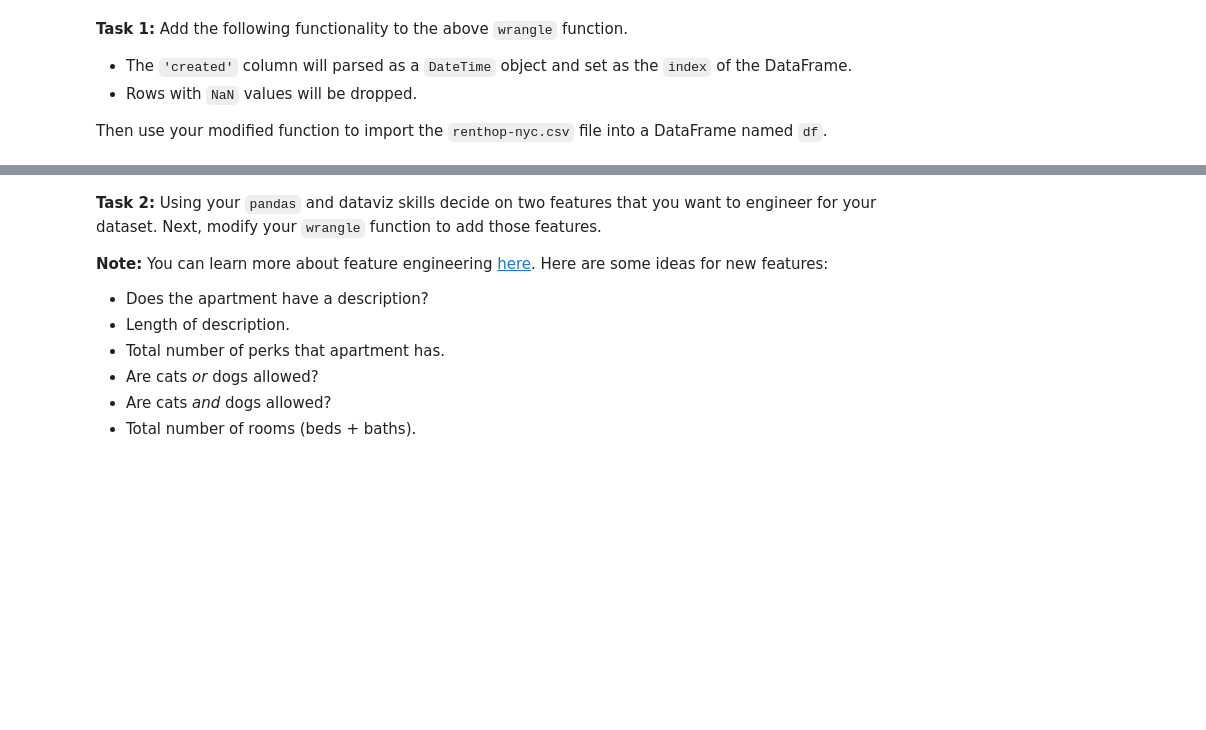
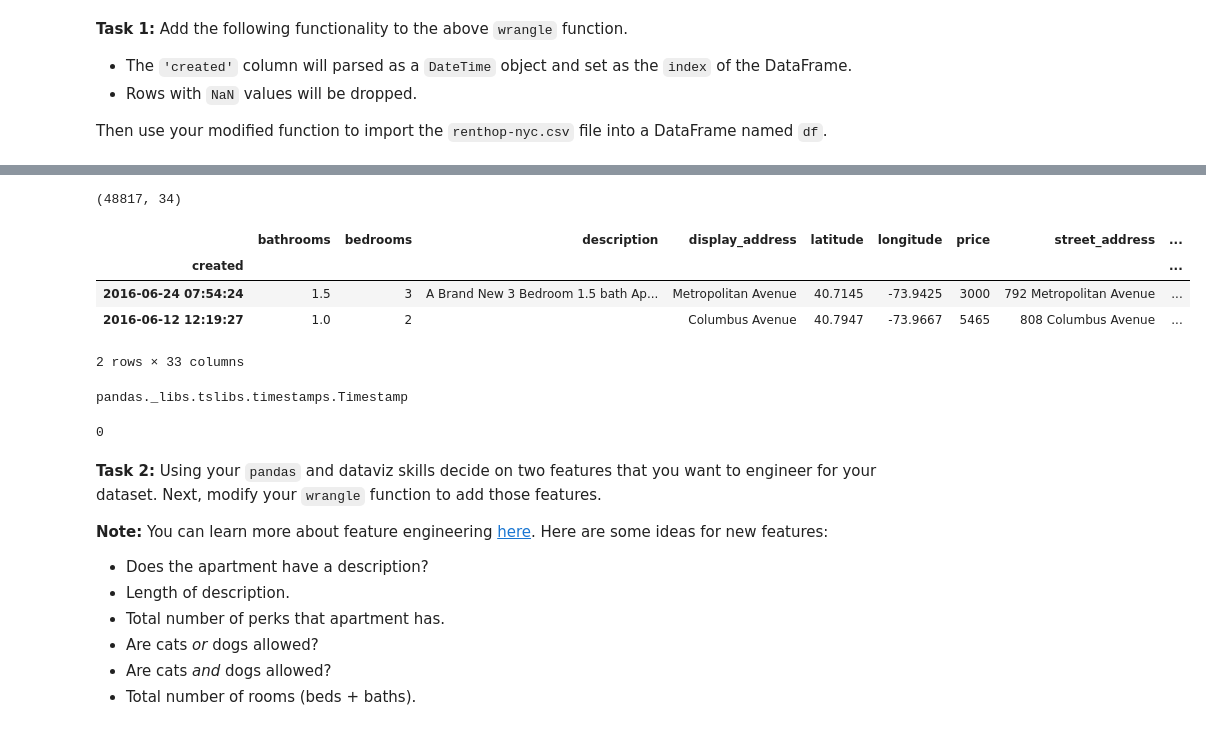
Before and after one commit to sikoh/DS-Linear-Models, a Jupyter notebook: Linear-Regression-2/DS_LinearRegression2_Homework.ipynb, the cells around one changed output, grey strips where cells are left out. Saved outputs shown, nothing was run; the diff lists cells and outputs as text; code cells hidden in the pictures; blank space fills up the shorter version.

```diff
--- a/Linear-Regression-2/DS_LinearRegression2_Homework.ipynb
+++ b/Linear-Regression-2/DS_LinearRegression2_Homework.ipynb
@@ -54,3 +61,8 @@ filepath = 'https://raw.githubusercontent.com/bloominstituteoftechnology/DS-Unit
 - Rows with `NaN` values will be dropped.
 
 Then use your modified function to import the `renthop-nyc.csv` file into a DataFrame named `df`.
+# %%
+# ok, lets explore first before we change anything
+
+df = wrangle(filepath)
+df.head(2)
@@ -57,2 +100,4 @@ Then use your modified function to import the `renthop-nyc.csv` file into a Data
 # %%
-df = ...
+df.shape
+# %% [output]
+(48817, 34)
@@ -59,3 +136,21 @@ df = ...
+# %%
+df = wrangle_(filepath)
+df.head(2)
+# %% [output]
+|  | bathrooms | bedrooms | description | display_address | latitude | longitude | price | street_address | ... |
+| created |  |  |  |  |  |  |  |  | ... |
+| 2016-06-24 07:54:24 | 1.5 | 3 | A Brand New 3 Bedroom 1.5 bath Ap... | Metropolitan Avenue | 40.7145 | -73.9425 | 3000 | 792 Metropolitan Avenue | ... |
+| 2016-06-12 12:19:27 | 1.0 | 2 |  | Columbus Avenue | 40.7947 | -73.9667 | 5465 | 808 Columbus Avenue | ... |
+2 rows × 33 columns
+# %%
+#Timestamp in Pandas is the same as DateTime in Python
+type(df.index[0])
+# %% [output]
+pandas._libs.tslibs.timestamps.Timestamp
+# %%
+df.isnull().sum().sum()
+# %% [output]
+0
 # %% [markdown]
 **Task 2:** Using your `pandas` and dataviz skills decide on two features that you want to engineer for your dataset. Next, modify your `wrangle` function to add those features.
 
```
Also changed, not shown: parts of 39 cells of this notebook.
